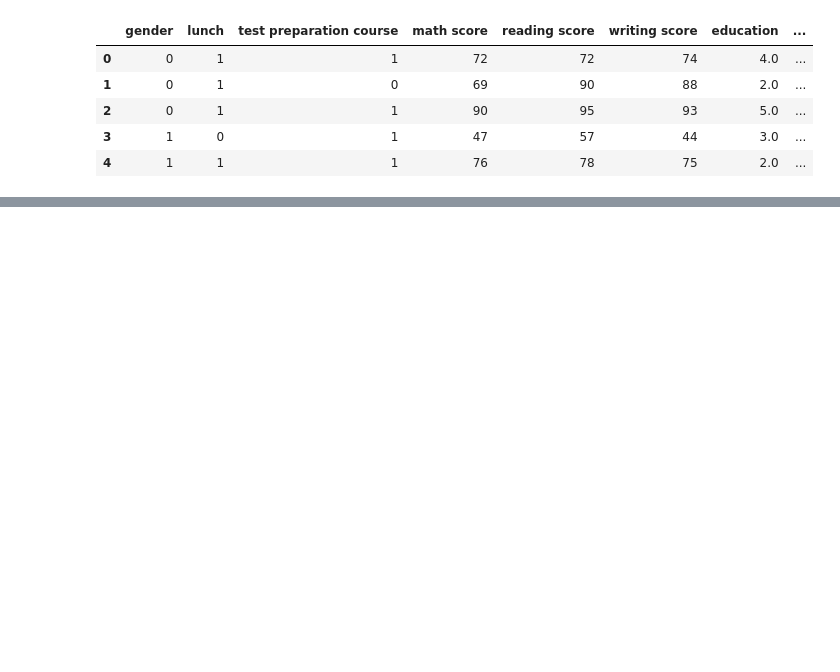
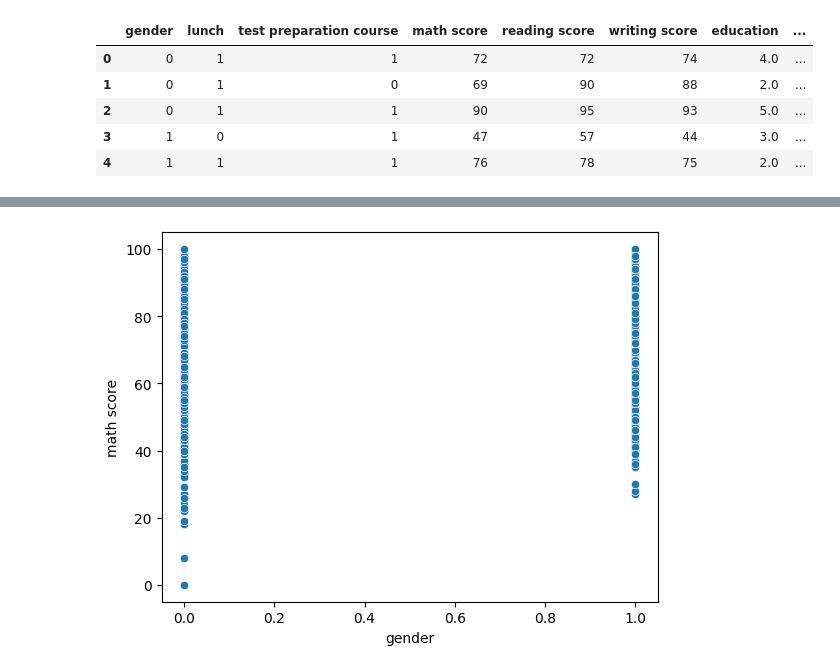
Before and after one commit to saket-nugget/StudentPerformance_PolyReg, a Jupyter notebook: StudentPerformance_PolyReg.ipynb, the cells around one changed output, grey strips where cells are left out. Drawn from its saved outputs; the diff is of its cells as text; code cells hidden in the pictures; blank space fills up the shorter version.

Commit message:
data preprocessing and data visualisation

```diff
--- a/StudentPerformance_PolyReg.ipynb
+++ b/StudentPerformance_PolyReg.ipynb
@@ -75,3 +75,7 @@ df.head()
 | 2 | 0 | 1 | 1 | 90 | 95 | 93 | 5.0 | ... |
 | 3 | 1 | 0 | 1 | 47 | 57 | 44 | 3.0 | ... |
 | 4 | 1 | 1 | 1 | 76 | 78 | 75 | 2.0 | ... |
+# %%
+scaler = StandardScaler()
+df[['reading score','writing score']] = scaler.fit_transform(df[['reading score','writing score']])
+df.head()
@@ -77,0 +89,5 @@ df.head()
+# %%
+sns.scatterplot(x='gender',y='math score',data=df)
+plt.show()
+# %% [output]
+[figure, added]
```
Also changed, not shown: parts of 5 cells of this notebook.
